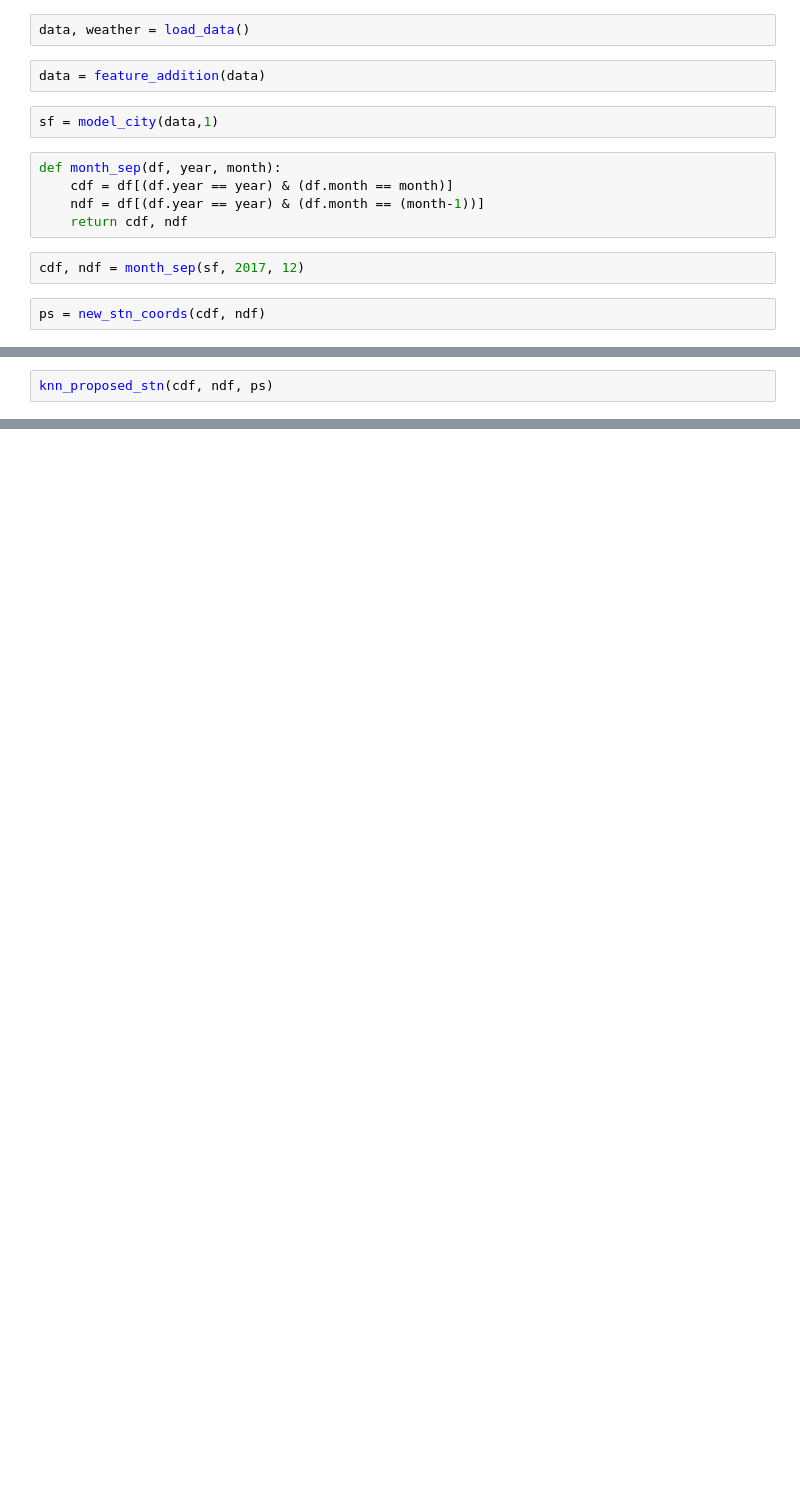
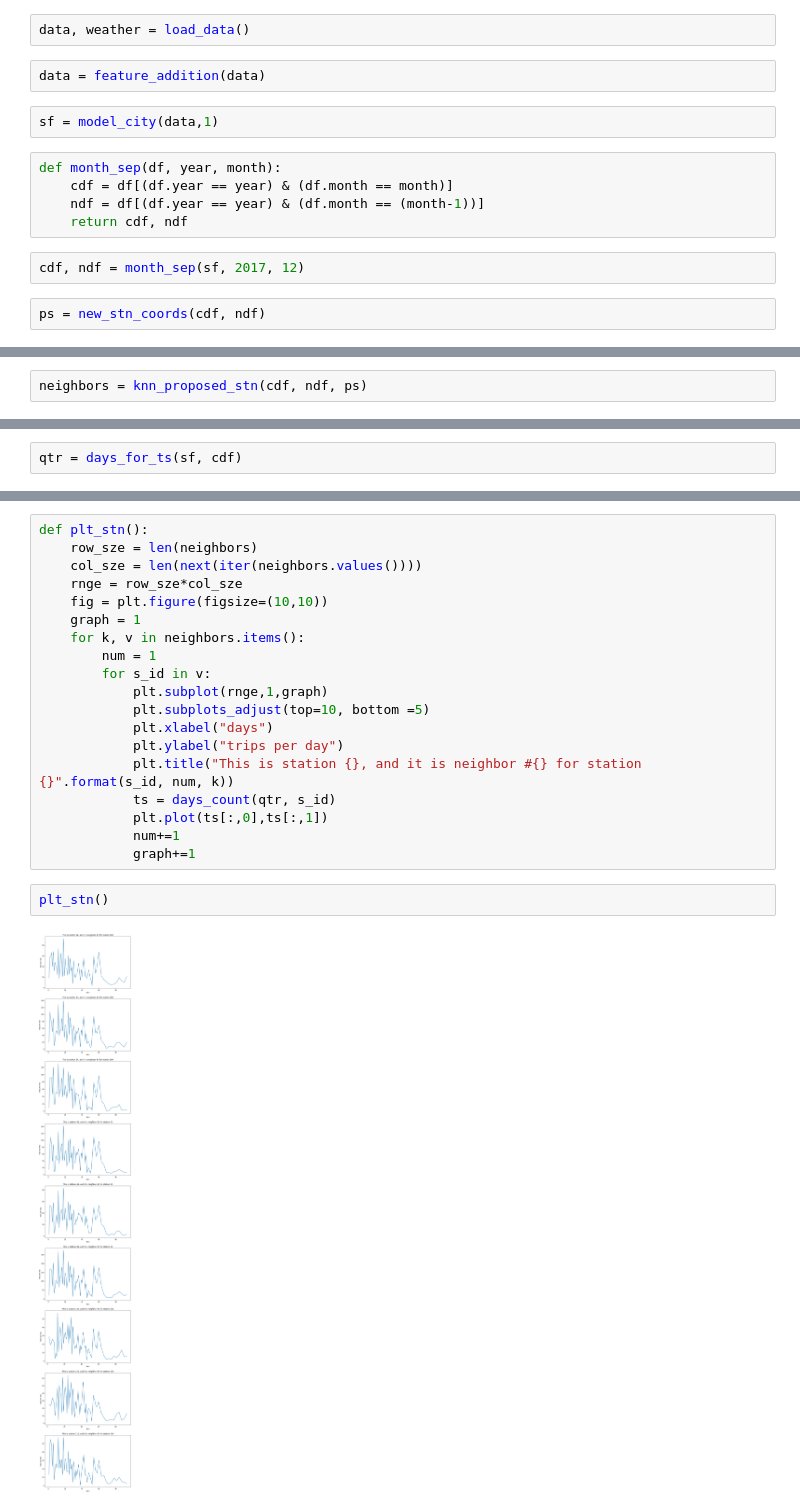
Before and after one commit to david-yang2/Capstone_Project, a Jupyter notebook: Model.ipynb, the cells around one changed output, grey strips where cells are left out. Cells and saved outputs as stored; diff of their text form; blank space fills up the shorter version.

```diff
--- a/Model.ipynb
+++ b/Model.ipynb
@@ -20,2 +23,2 @@ ps
 # %%
-knn_proposed_stn(cdf, ndf, ps)
+neighbors = knn_proposed_stn(cdf, ndf, ps)
@@ -21,0 +29,2 @@ knn_proposed_stn(cdf, ndf, ps)
+# %%
+qtr = days_for_ts(sf, cdf)
@@ -21,0 +70,23 @@ knn_proposed_stn(cdf, ndf, ps)
+# %%
+def plt_stn():
+    row_sze = len(neighbors)
+    col_sze = len(next(iter(neighbors.values())))
+    rnge = row_sze*col_sze
+    fig = plt.figure(figsize=(10,10))
+    graph = 1
+    for k, v in neighbors.items():
+        num = 1
+        for s_id in v:
+            plt.subplot(rnge,1,graph)
+            plt.subplots_adjust(top=10, bottom =5)
+            plt.xlabel("days")
+            plt.ylabel("trips per day")
+            plt.title("This is station {}, and it is neighbor #{} for station {}".format(s_id, num, k))
+            ts = days_count(qtr, s_id)
+            plt.plot(ts[:,0],ts[:,1])
+            num+=1
+            graph+=1
+# %%
+plt_stn()
+# %% [output]
+[figure, added]
```
Also changed, not shown: parts of 5 cells of this notebook, 2 other files.
